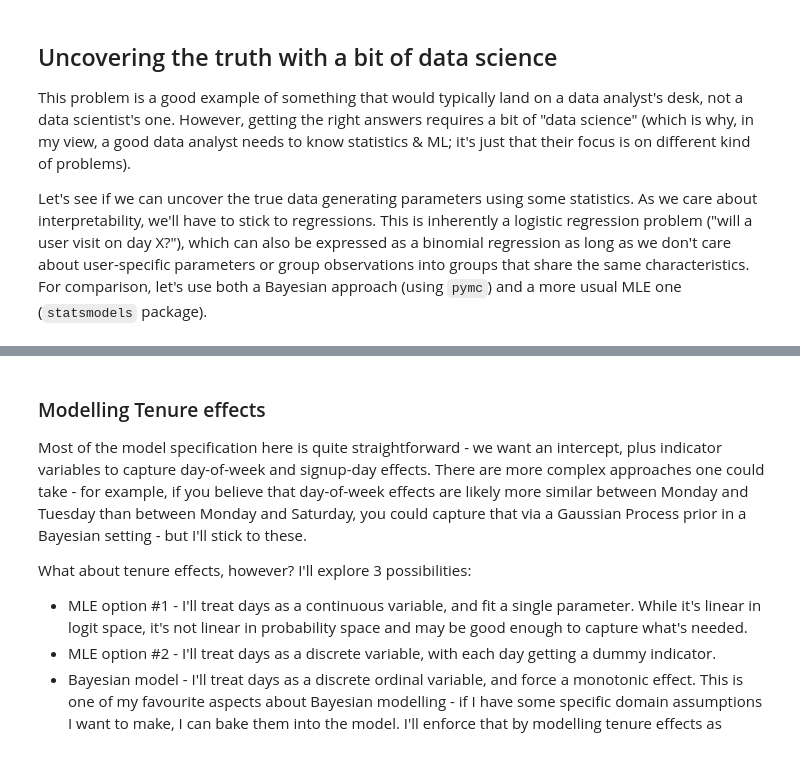
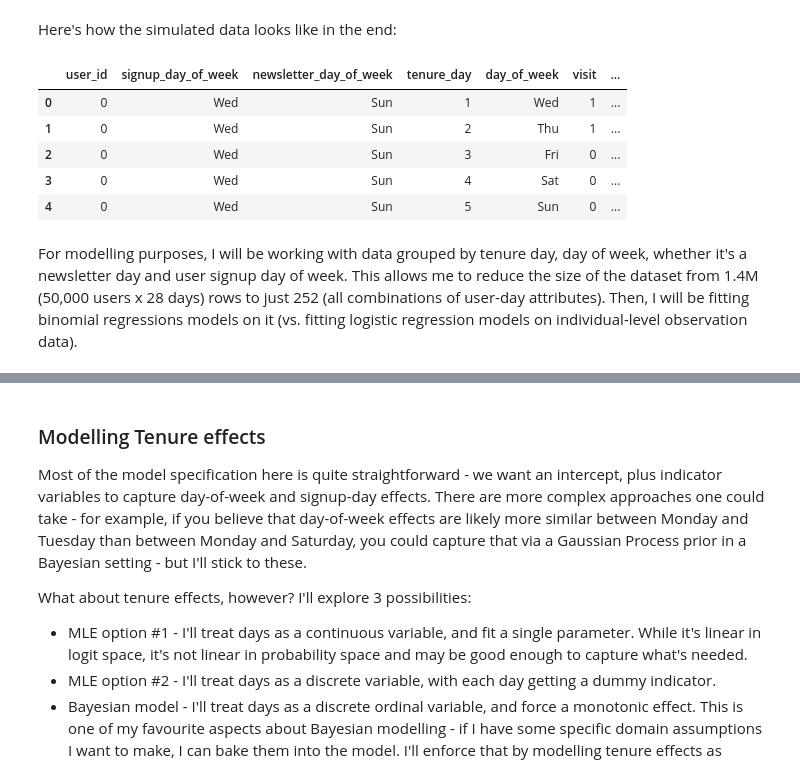
Before and after one commit to kamicollo/blog-posts, a Jupyter notebook: tenure-effects/notebook.ipynb, the cells around one changed output, grey strips where cells are left out. Saved outputs shown, nothing was run; the diff lists cells and outputs as text; code cells hidden in the pictures.

```diff
--- a/tenure-effects/notebook.ipynb
+++ b/tenure-effects/notebook.ipynb
@@ -175,9 +183,16 @@ realistic_curves[0] & (realistic_curves[1] | realistic_curves[2])
-# %% [markdown]
-## Uncovering the truth with a bit of data science
-
-This problem is a good example of something that would typically land on a data analyst's desk, not a data scientist's one. However, getting the right answers requires a bit of "data science" (which is why, in my view, a good data analyst needs to know statistics & ML; it's just that their focus is on different kind of problems).
-
-Let's see if we can uncover the true data generating parameters using some statistics. As we care about interpretability, we'll have to stick to regressions. This is inherently a logistic regression problem ("will a user visit on day X?"), which can also be expressed as a binomial regression as long as we don't care about user-specific parameters or group observations into groups that share the same characteristics. For comparison, let's use both a Bayesian approach (using `pymc`) and a more usual MLE one (`statsmodels` package).
+# %% [markdown]
+Here's how the simulated data looks like in the end:
+# %%
+real_activity.head()
+# %% [output]
+|  | user_id | signup_day_of_week | newsletter_day_of_week | tenure_day | day_of_week | visit | ... |
+| 0 | 0 | Wed | Sun | 1 | Wed | 1 | ... |
+| 1 | 0 | Wed | Sun | 2 | Thu | 1 | ... |
+| 2 | 0 | Wed | Sun | 3 | Fri | 0 | ... |
+| 3 | 0 | Wed | Sun | 4 | Sat | 0 | ... |
+| 4 | 0 | Wed | Sun | 5 | Sun | 0 | ... |
+# %% [markdown]
+For modelling purposes, I will be working with data grouped by tenure day, day of week, whether it's a newsletter day and user signup day of week. This allows me to reduce the size of the dataset from 1.4M (50,000 users x 28 days) rows to just 252 (all combinations of user-day attributes). Then, I will be fitting binomial regressions models on it (vs. fitting logistic regression models on individual-level observation data).
 # %%
 #convert the observations into groups delineated by variables of interest
 base_group_df = modelling.make_groups(real_activity)
```
Also changed, not shown: parts of 46 cells of this notebook, 1 other file.
